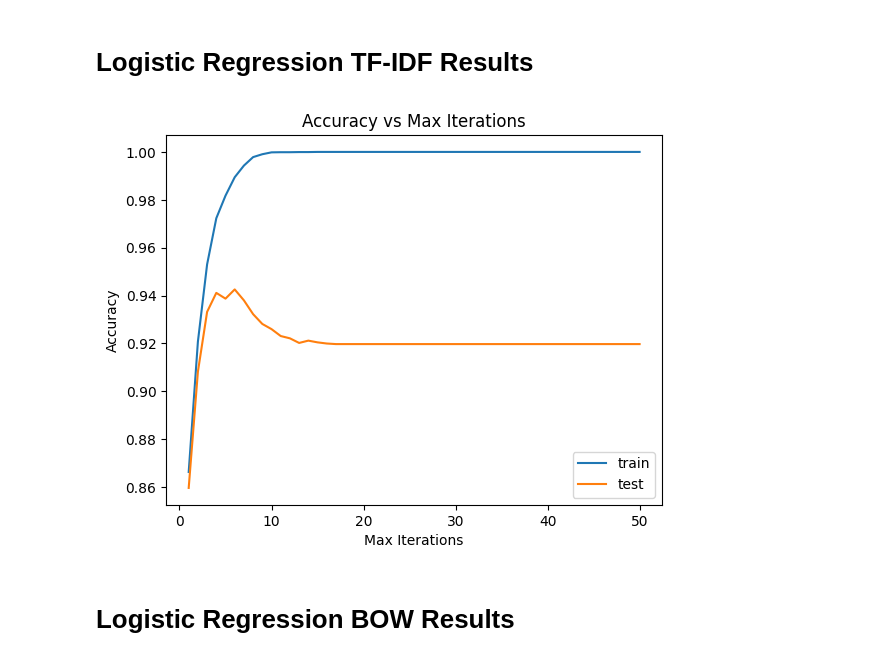
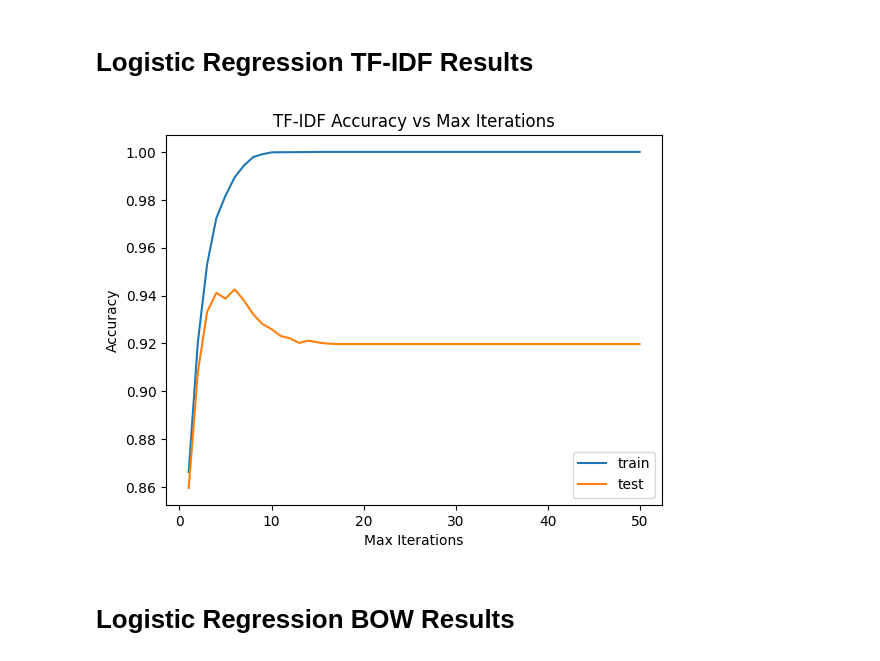
Before and after one commit to abdeliibrahim/ecs271_project, a Jupyter notebook: graphs.ipynb, the cells around one changed output. Saved outputs shown, nothing was run; the diff lists cells and outputs as text; code cells hidden in the pictures.

```diff
--- a/graphs.ipynb
+++ b/graphs.ipynb
@@ -3,20 +3,20 @@
 # %%
 import matplotlib.pyplot as plt
 import pandas as pd
 
 results = pd.read_csv("./results/logistic_regression_tfidf.csv")
 iterations = list(range(1, 51))
 plt.plot(iterations, results["train accuracy"], label = "train")
 plt.plot(iterations, results["test accuracy"], label = "test")
 
 plt.xlabel("Max Iterations")
 plt.ylabel("Accuracy")
-plt.title("Accuracy vs Max Iterations")
+plt.title("TF-IDF Accuracy vs Max Iterations")
 plt.legend()
 
 plt.show()
 # %% [output]
-[figure, old version]
+[figure, new version]
 # %% [markdown]
 # Logistic Regression BOW Results
 # %%
```
Also changed, not shown: parts of 3 cells of this notebook.
